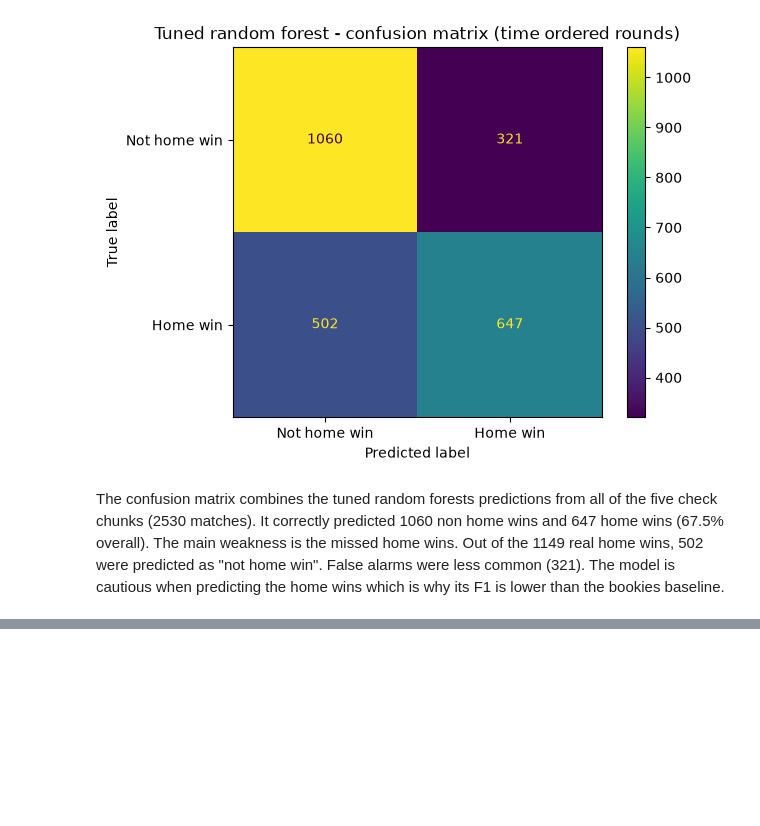
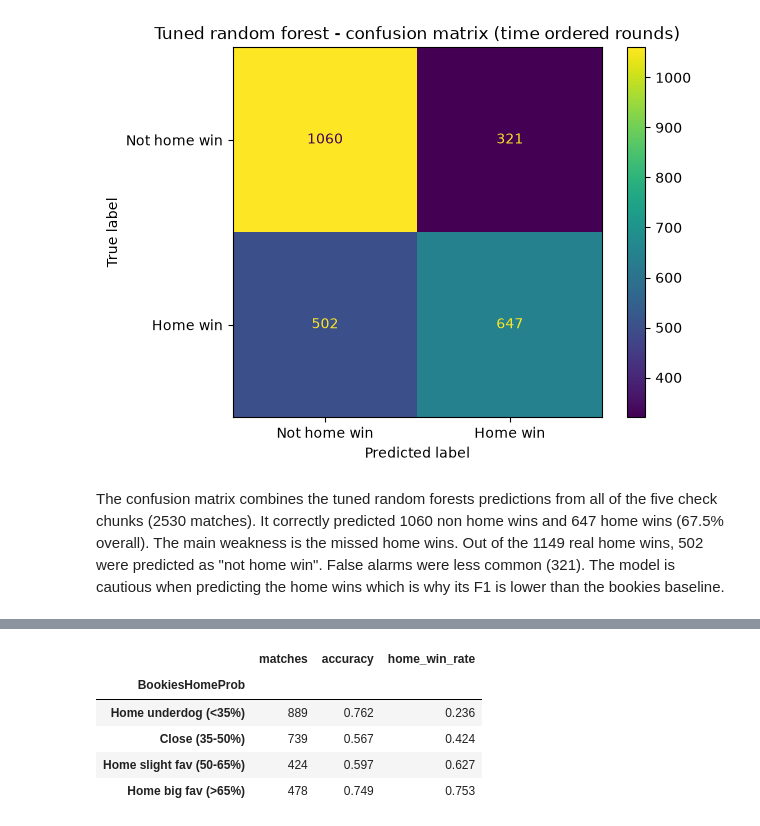
Before and after one commit to jonesyadam111/CT4101-premier-league-prediction, a Jupyter notebook: premier_league_prediction.ipynb, the cells around one changed output, grey strips where cells are left out. Cells and saved outputs as stored; diff of their text form; code cells hidden in the pictures; blank space fills up the shorter version.

```diff
--- a/premier_league_prediction.ipynb
+++ b/premier_league_prediction.ipynb
@@ -535,3 +535,9 @@ plt.show()
 [figure]
 # %% [markdown]
 The confusion matrix combines the tuned random forests predictions from all of the five check chunks (2530 matches). It correctly predicted 1060 non home wins and 647 home wins (67.5% overall). The main weakness is the missed home wins. Out of the 1149 real home wins, 502 were predicted as "not home win". False alarms were less common (321). The model is cautious when predicting the home wins which is why its F1 is lower than the bookies baseline.
+# %%
+# Mark each prediction as right as 1 and wrong as 0
+cv_preds["Correct"] = (cv_preds["Pred"] == cv_preds["HomeWin"]).astype(int)
+
+# Accuracy split by what actually happened
+cv_preds.groupby("FTR")["Correct"].agg(["mean", "count"]).round(3)
@@ -537,0 +550,24 @@ The confusion matrix combines the tuned random forests predictions from all of t
+# %%
+# Bookies home win chance for each match. How clear favourite was.
+_, cv_preds["BookiesHomeProb"] = bookies_predict(cv_preds)
+
+# Sort matches into 4 groups
+bands = pd.cut(
+    cv_preds["BookiesHomeProb"], bins=[0, 0.35, 0.50, 0.65, 1],
+    labels=["Home underdog (<35%)", "Close (35-50%)", "Home slight fav (50-65%)", "Home big fav (>65%)"],
+)
+
+
+#For the 4 groups, show matches, accuracy, home win rate
+cv_preds.groupby(bands, observed=True).agg(
+    matches=("Correct", "size"),
+    accuracy=("Correct", "mean"),
+    home_win_rate=("HomeWin", "mean"),
+).round(3)
+# %% [output]
+|  | matches | accuracy | home_win_rate |
+| BookiesHomeProb |  |  |  |
+| Home underdog (<35%) | 889 | 0.762 | 0.236 |
+| Close (35-50%) | 739 | 0.567 | 0.424 |
+| Home slight fav (50-65%) | 424 | 0.597 | 0.627 |
+| Home big fav (>65%) | 478 | 0.749 | 0.753 |
```
Also changed, not shown: parts of 2 cells of this notebook.
